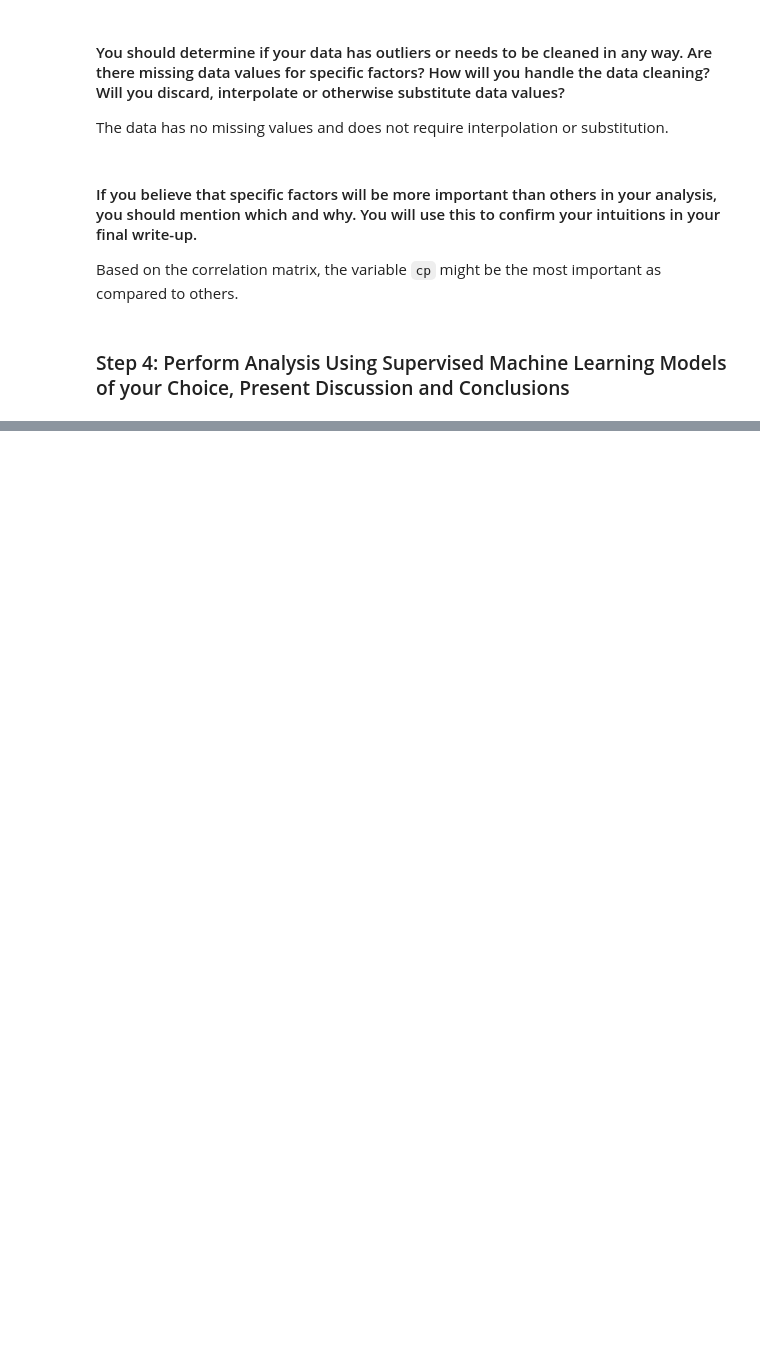
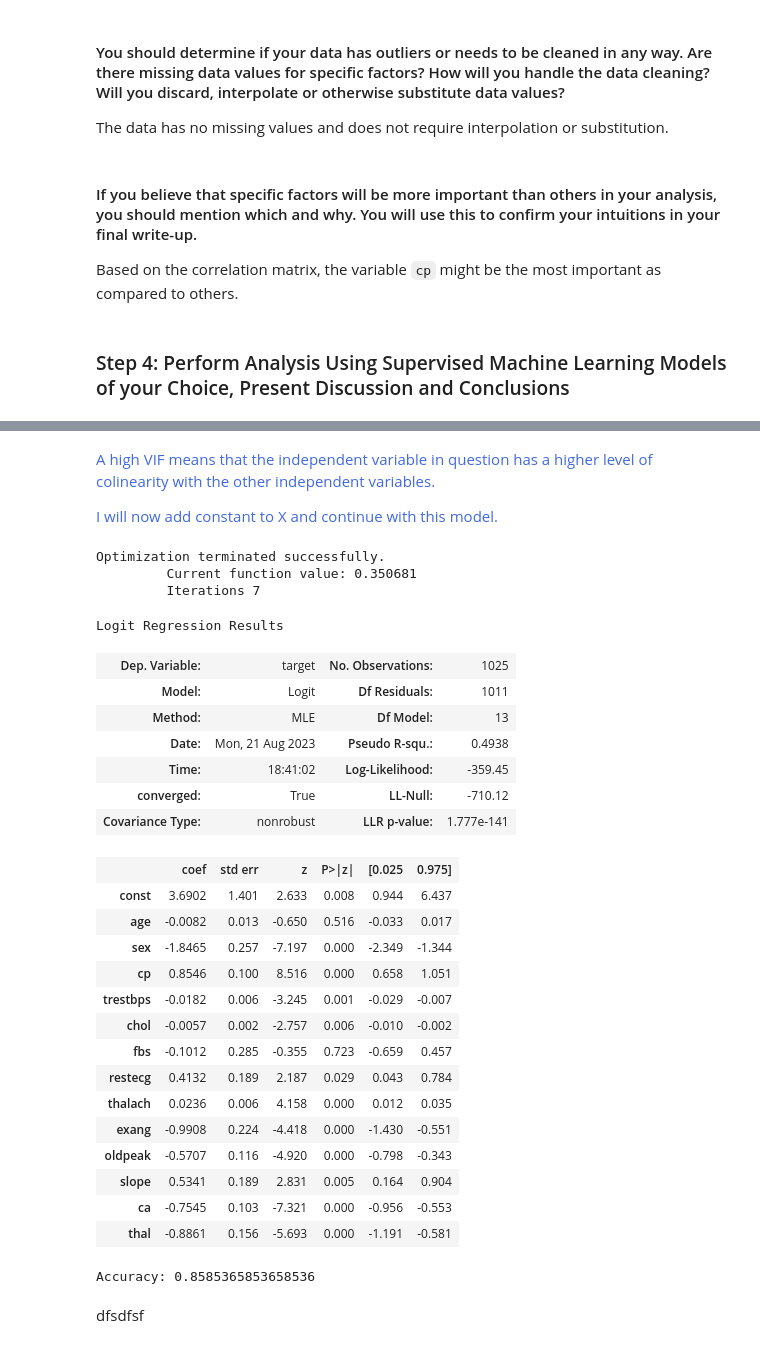
Before and after one commit to puneetsran/supervised_learning_project, a Jupyter notebook: supervised_learning_project.ipynb, the cells around one changed output, grey strips where cells are left out. Drawn from its saved outputs; the diff is of its cells as text; code cells hidden in the pictures; blank space fills up the shorter version.

Commit message:
build logistic regression

```diff
--- a/supervised_learning_project.ipynb
+++ b/supervised_learning_project.ipynb
@@ -251,0 +314,55 @@ y = df['target']
+# %% [markdown]
+<span style="color:royalblue">A high VIF means that the independent variable in question has a higher level of colinearity with the other independent variables.<p></span>
+<span style="color:royalblue">I will now add constant to X and continue with this model.</span>
+# %%
+import statsmodels.api as sm
+X_const= sm.add_constant(X)
+X_const = X_const.dropna(axis=0)
+# %%
+# Fitting the model
+logreg = sm.Logit(y, X_const).fit()
+
+# Display the results
+logreg.summary()
+# %% [output]
+Optimization terminated successfully.
+         Current function value: 0.350681
+         Iterations 7
+Logit Regression Results
+| Dep. Variable: | target | No. Observations: | 1025 |
+| Model: | Logit | Df Residuals: | 1011 |
+| Method: | MLE | Df Model: | 13 |
+| Date: | Mon, 21 Aug 2023 | Pseudo R-squ.: | 0.4938 |
+| Time: | 18:41:02 | Log-Likelihood: | -359.45 |
+| converged: | True | LL-Null: | -710.12 |
+| Covariance Type: | nonrobust | LLR p-value: | 1.777e-141 |
+|  | coef | std err | z | P>|z| | [0.025 | 0.975] |
+| const | 3.6902 | 1.401 | 2.633 | 0.008 | 0.944 | 6.437 |
+| age | -0.0082 | 0.013 | -0.650 | 0.516 | -0.033 | 0.017 |
+| sex | -1.8465 | 0.257 | -7.197 | 0.000 | -2.349 | -1.344 |
+| cp | 0.8546 | 0.100 | 8.516 | 0.000 | 0.658 | 1.051 |
+| trestbps | -0.0182 | 0.006 | -3.245 | 0.001 | -0.029 | -0.007 |
+| chol | -0.0057 | 0.002 | -2.757 | 0.006 | -0.010 | -0.002 |
+| fbs | -0.1012 | 0.285 | -0.355 | 0.723 | -0.659 | 0.457 |
+| restecg | 0.4132 | 0.189 | 2.187 | 0.029 | 0.043 | 0.784 |
+| thalach | 0.0236 | 0.006 | 4.158 | 0.000 | 0.012 | 0.035 |
+| exang | -0.9908 | 0.224 | -4.418 | 0.000 | -1.430 | -0.551 |
+| oldpeak | -0.5707 | 0.116 | -4.920 | 0.000 | -0.798 | -0.343 |
+| slope | 0.5341 | 0.189 | 2.831 | 0.005 | 0.164 | 0.904 |
+| ca | -0.7545 | 0.103 | -7.321 | 0.000 | -0.956 | -0.553 |
+| thal | -0.8861 | 0.156 | -5.693 | 0.000 | -1.191 | -0.581 |
+# %%
+# Define a function to check logistic model accuracy
+# The following function is Andy Pham's work
+def get_acc(logreg, X_const, y):
+    y_proba = logreg.predict(X_const)
+    y_pred = np.where(y_proba >= 0.5, 1, 0)
+    acc = (y_pred == y).mean()
+    print(f"Accuracy: {acc}")
+
+# Get model accuracy
+get_acc(logreg, X_const, y)
+# %% [output]
+Accuracy: 0.8585365853658536
+# %% [markdown]
+dfsdfsf
```
Also changed, not shown: parts of 21 cells of this notebook.
